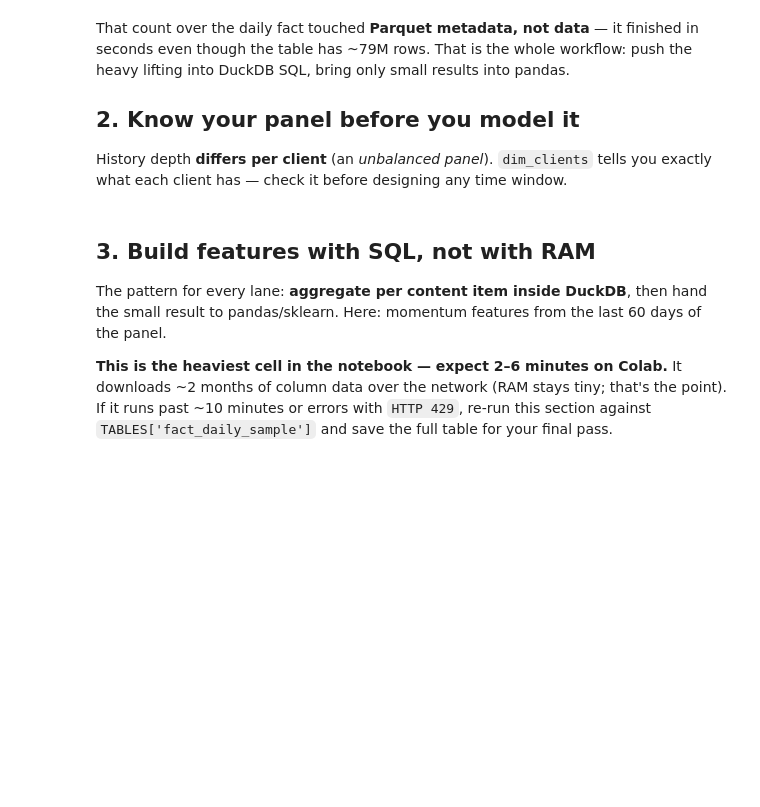
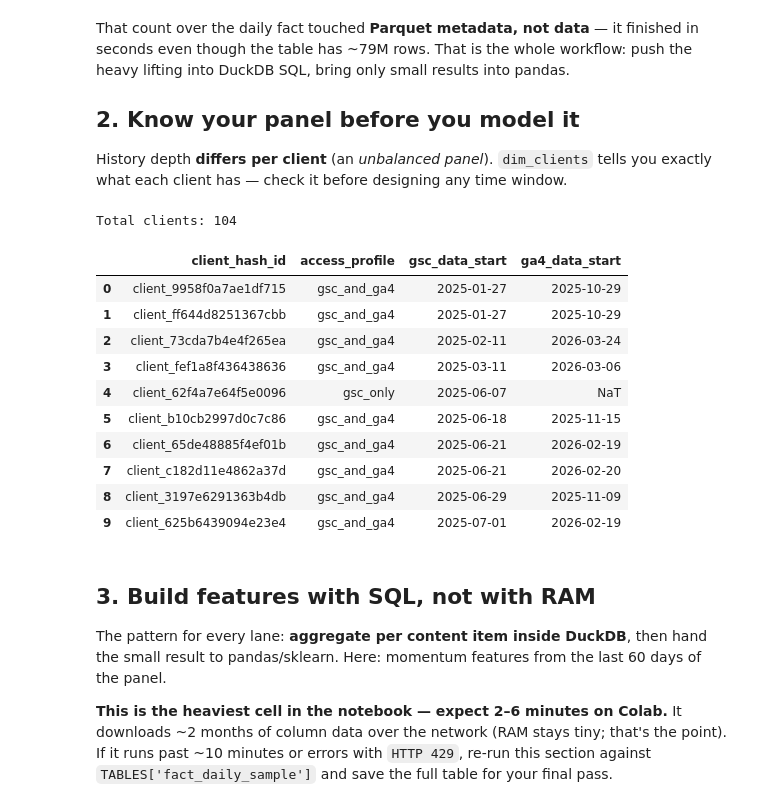
Before and after one commit to MUKUL-PRASAD-SIGH/flyrankai-ml-internship, a Jupyter notebook: notebooks/03_working_with_the_full_release.ipynb, the cells around one changed output. Saved outputs shown, nothing was run; the diff lists cells and outputs as text; code cells hidden in the pictures; blank space fills up the shorter version.

```diff
--- a/notebooks/03_working_with_the_full_release.ipynb
+++ b/notebooks/03_working_with_the_full_release.ipynb
@@ -68,15 +75,34 @@ DuckDB SQL, bring only small results into pandas.
 History depth **differs per client** (an *unbalanced panel*). `dim_clients` tells you exactly
 what each client has — check it before designing any time window.
 # %%
+import pandas as pd
+
 clients = con.sql(f"""
-    SELECT client_hash_id, access_profile, gsc_data_start, ga4_data_start
+    SELECT
+        client_hash_id,
+        access_profile,
+        gsc_data_start,
+        ga4_data_start
     FROM {TABLES['dim_clients']}
     ORDER BY gsc_data_start NULLS LAST
 """).df()
 
-print('clients with 12+ months of GSC history:',
-      (clients['gsc_data_start'] <= clients['gsc_data_start'].dropna().max() - __import__('pandas').Timedelta(days=365)).sum())
+print("Total clients:", len(clients))
+
 clients.head(10)
+# %% [output]
+Total clients: 104
+|  | client_hash_id | access_profile | gsc_data_start | ga4_data_start |
+| 0 | client_9958f0a7ae1df715 | gsc_and_ga4 | 2025-01-27 | 2025-10-29 |
+| 1 | client_ff644d8251367cbb | gsc_and_ga4 | 2025-01-27 | 2025-10-29 |
+| 2 | client_73cda7b4e4f265ea | gsc_and_ga4 | 2025-02-11 | 2026-03-24 |
+| 3 | client_fef1a8f436438636 | gsc_and_ga4 | 2025-03-11 | 2026-03-06 |
+| 4 | client_62f4a7e64f5e0096 | gsc_only | 2025-06-07 | NaT |
+| 5 | client_b10cb2997d0c7c86 | gsc_and_ga4 | 2025-06-18 | 2025-11-15 |
+| 6 | client_65de48885f4ef01b | gsc_and_ga4 | 2025-06-21 | 2026-02-19 |
+| 7 | client_c182d11e4862a37d | gsc_and_ga4 | 2025-06-21 | 2026-02-20 |
+| 8 | client_3197e6291363b4db | gsc_and_ga4 | 2025-06-29 | 2025-11-09 |
+| 9 | client_625b6439094e23e4 | gsc_and_ga4 | 2025-07-01 | 2026-02-19 |
 # %% [markdown]
 ## 3. Build features with SQL, not with RAM
 
```
Also changed, not shown: parts of 4 cells of this notebook.
